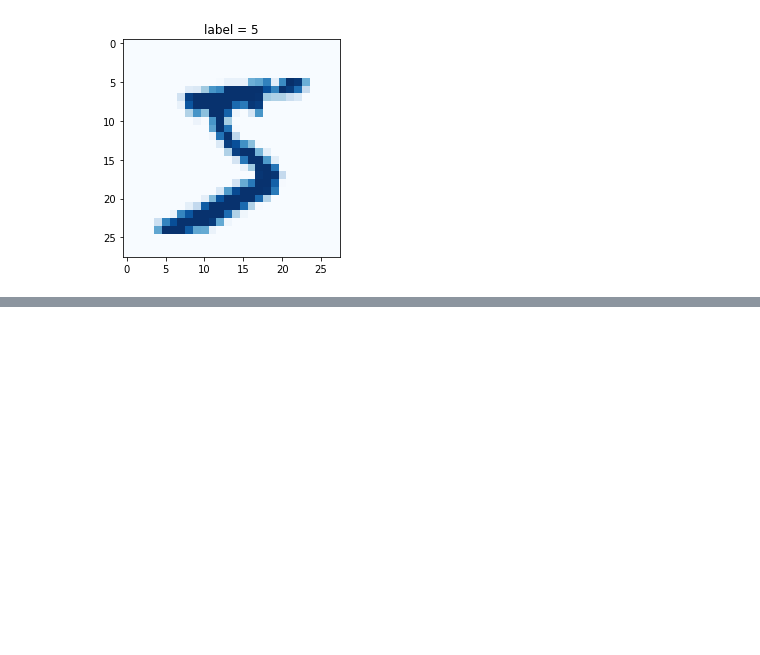
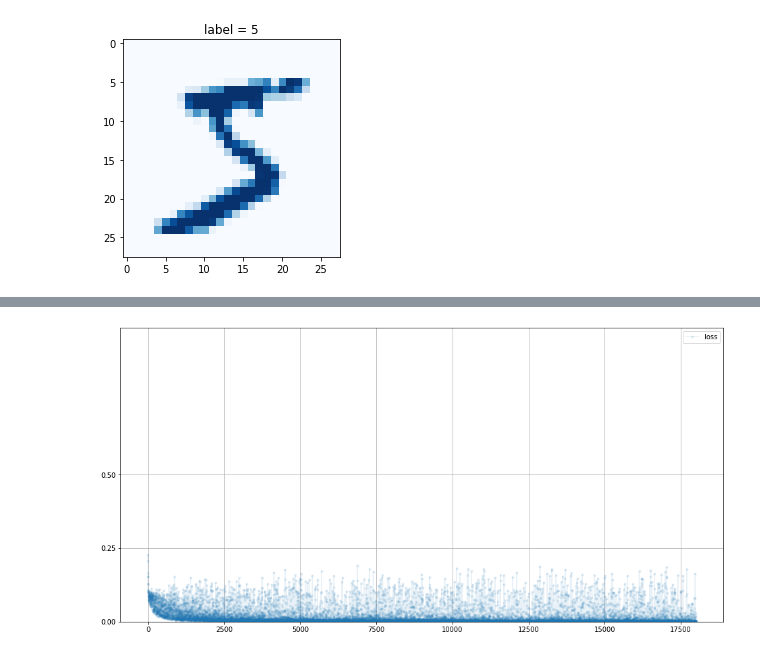
Before and after one commit to mucollabo/firstGAN, a Jupyter notebook: mnist_data/03_mnist_classifier.ipynb, the cells around one changed output, grey strips where cells are left out. Saved outputs shown, nothing was run; the diff lists cells and outputs as text; code cells hidden in the pictures; blank space fills up the shorter version.

```diff
--- a/mnist_data/03_mnist_classifier.ipynb
+++ b/mnist_data/03_mnist_classifier.ipynb
@@ -74,0 +171,14 @@ class Classifier(nn.Module):
+# %%
+%%time
+# 신경망 생성
+C = Classifier()
+
+# MNIST 데이터에 대해 훈련 진행
+epochs = 3
+
+for i in range(epochs):
+  print('training epochs', i+1, "of", epochs)
+  for label, image_data_tensor, target_tensor in mnist_dataset:
+    C.train(image_data_tensor, target_tensor)
+    pass
+  pass
@@ -74,0 +203,6 @@ class Classifier(nn.Module):
+# %%
+# 분류기 오차 출력
+
+C.plot_progress()
+# %% [output]
+[figure, added]
```
Also changed, not shown: parts of 14 cells of this notebook, 2 other files.
